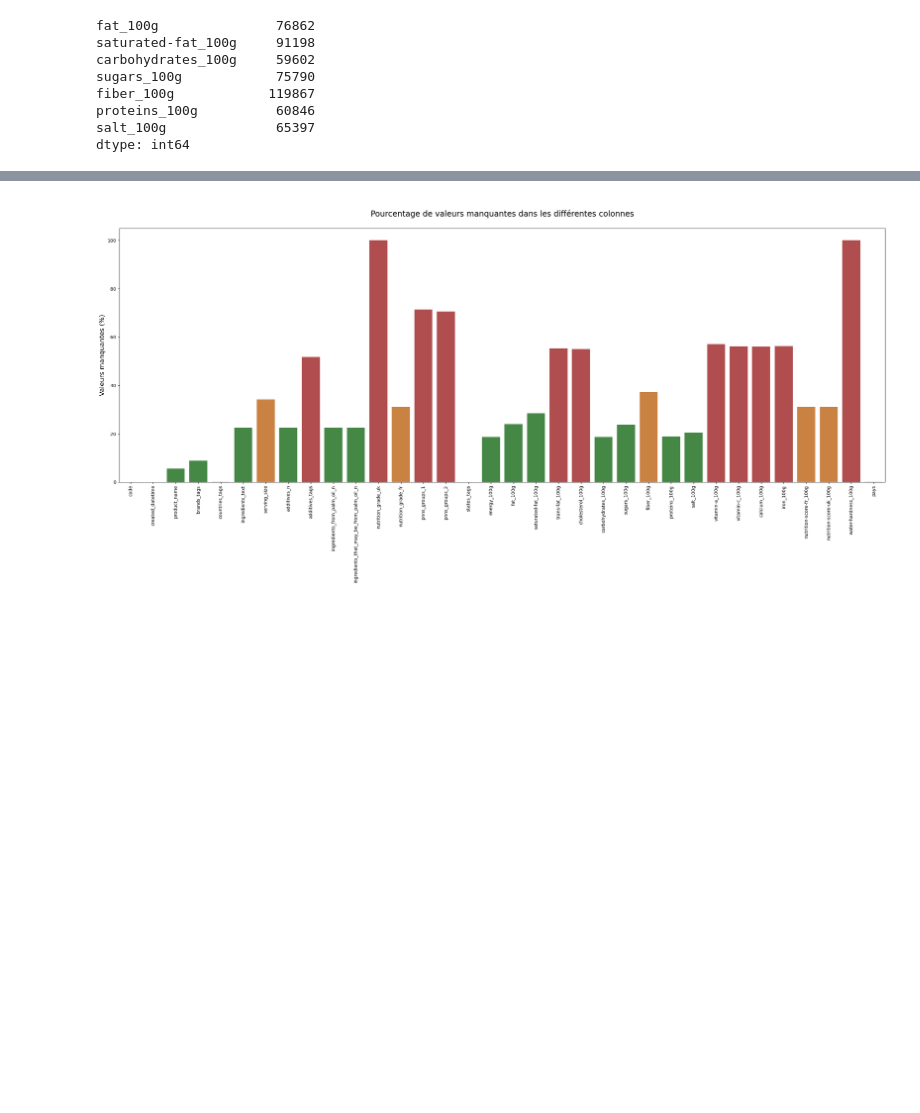
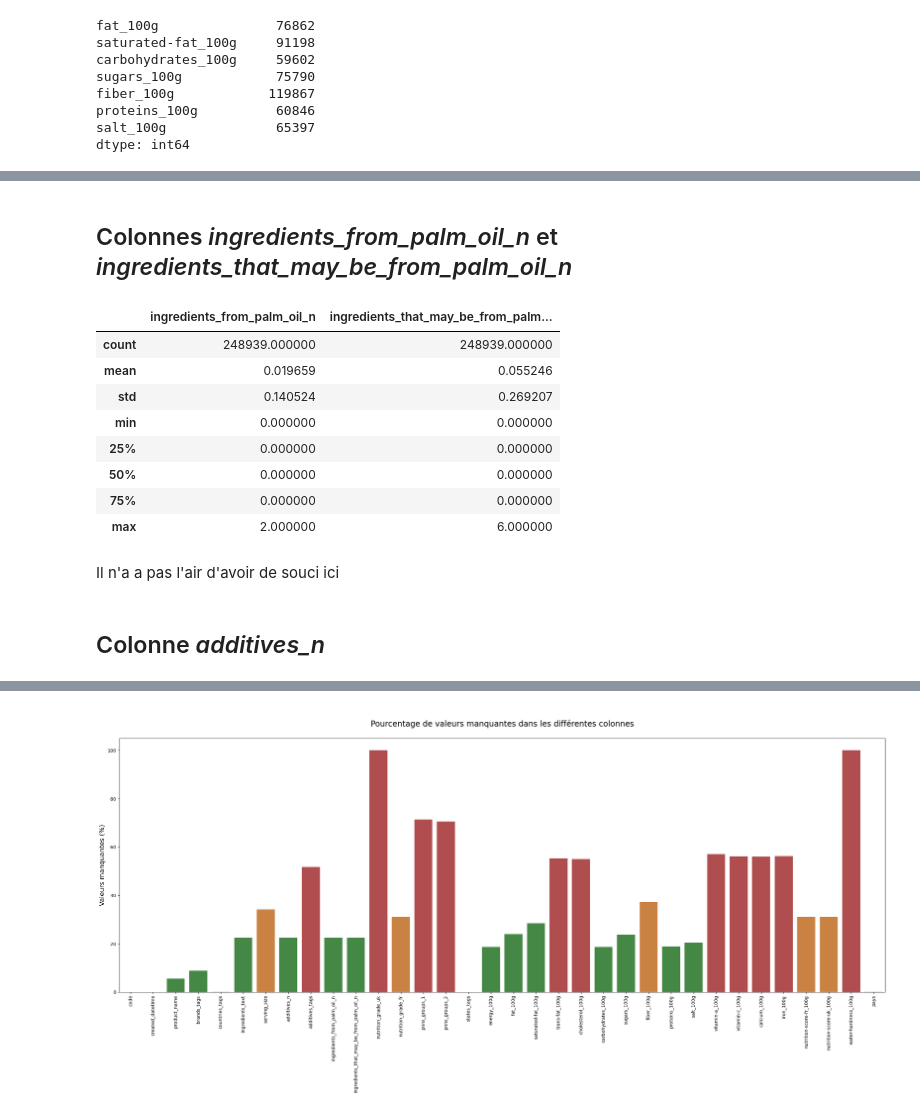
Before and after one commit to BiGHeaDMaX/Nettoyage-et-EDA, a Jupyter notebook: OCR - Projet 2 - V2.ipynb, the cells around one changed output, grey strips where cells are left out. Drawn from its saved outputs; the diff is of its cells as text; code cells hidden in the pictures; blank space fills up the shorter version.

```diff
--- a/OCR - Projet 2 - V2.ipynb
+++ b/OCR - Projet 2 - V2.ipynb
@@ -476,0 +544,23 @@ dtype: int64
+# %% [markdown]
+## Colonnes *ingredients_from_palm_oil_n* et *ingredients_that_may_be_from_palm_oil_n*
+# %%
+palm_oil_n = [
+        'ingredients_from_palm_oil_n',
+        'ingredients_that_may_be_from_palm_oil_n'
+]
+
+display(data_clean[palm_oil_n].describe())
+# %% [output]
+|  | ingredients_from_palm_oil_n | ingredients_that_may_be_from_palm... |
+| count | 248939.000000 | 248939.000000 |
+| mean | 0.019659 | 0.055246 |
+| std | 0.140524 | 0.269207 |
+| min | 0.000000 | 0.000000 |
+| 25% | 0.000000 | 0.000000 |
+| 50% | 0.000000 | 0.000000 |
+| 75% | 0.000000 | 0.000000 |
+| max | 2.000000 | 6.000000 |
+# %% [markdown]
+Il n'a a pas l'air d'avoir de souci ici
+# %% [markdown]
+## Colonne *additives_n*
```
Also changed, not shown: parts of 19 cells of this notebook.
